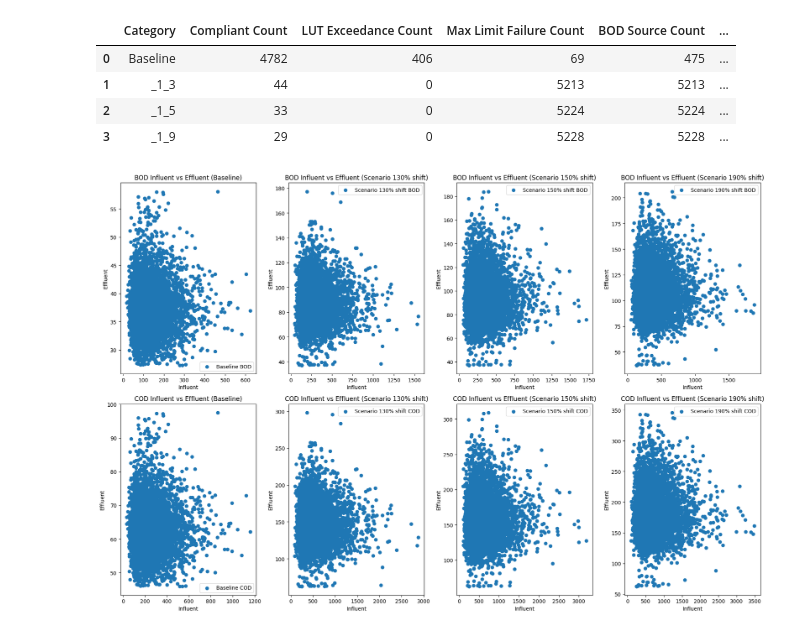
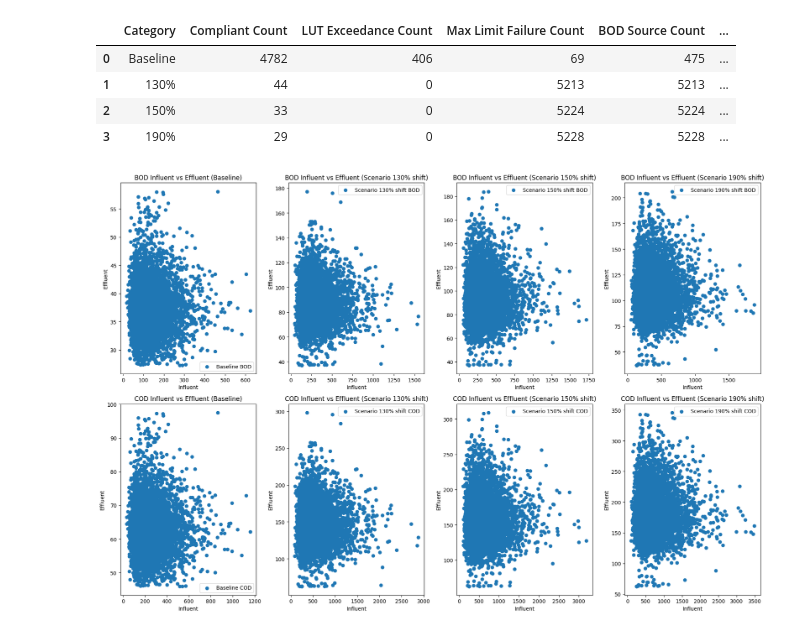
Before and after one commit to annalaino/non.linearity.code, a Jupyter notebook: process data analysis on nonlinearity.ipynb, the cells around one changed output. Cells and saved outputs as stored; diff of their text form; code cells hidden in the pictures.

```diff
--- a/process data analysis on nonlinearity.ipynb
+++ b/process data analysis on nonlinearity.ipynb
@@ -187,34 +187,34 @@ _1_5_lut_count = (results_1_5["fail_type"] == "LUT exceedance").sum()
 _1_5_max_lim = (results_1_5["fail_type"] == "Max Limit Failure").sum()
 _1_5_bod_source = (results_1_5["fail_source"] == "BOD").sum()
 _1_5_cod_source = (results_1_5["fail_source"] == "COD").sum()
 _1_5_pass_source = (results_1_5["fail_source"] == "None").sum()
 
 _1_9_compliant_count = (results_1_9["fail_type"] == "Compliant").sum()
 _1_9_lut_count = (results_1_9["fail_type"] == "LUT exceedance").sum()
 _1_9_max_lim = (results_1_9["fail_type"] == "Max Limit Failure").sum()
 _1_9_bod_source = (results_1_9["fail_source"] == "BOD").sum()
 _1_9_cod_source = (results_1_9["fail_source"] == "COD").sum()
 _1_9_pass_source = (results_1_9["fail_source"] == "None").sum()
 
 # Create a DataFrame to display the results in a table format
 data = {
-    "Category": ["Baseline", "_1_3", "_1_5", "_1_9"],
+    "Category": ["Baseline", "130%", "150%", "190%"],
     "Compliant Count": [baseline_compliant_count, _1_3_compliant_count, _1_5_compliant_count, _1_9_compliant_count],
     "LUT Exceedance Count": [baseline_lut_count, _1_3_lut_count, _1_5_lut_count, _1_9_lut_count],
     "Max Limit Failure Count": [baseline_max_lim, _1_3_max_lim, _1_5_max_lim, _1_9_max_lim],
     "BOD Source Count": [baseline_bod_source, _1_3_bod_source, _1_5_bod_source, _1_9_bod_source],
     "COD Source Count": [baseline_cod_source, _1_3_cod_source, _1_5_cod_source, _1_9_cod_source],
     "Pass Source Count": [baseline_pass_source, _1_3_pass_source, _1_5_pass_source, _1_9_pass_source]
 }
 
 # Convert the dictionary into a pandas DataFrame
 results_df = pd.DataFrame(data)
 
 # Display the DataFrame as a table
 display(results_df)
 # %% [output]
 |  | Category | Compliant Count | LUT Exceedance Count | Max Limit Failure Count | BOD Source Count | ... |
 | 0 | Baseline | 4782 | 406 | 69 | 475 | ... |
-| 1 | _1_3 | 44 | 0 | 5213 | 5213 | ... |
-| 2 | _1_5 | 33 | 0 | 5224 | 5224 | ... |
-| 3 | _1_9 | 29 | 0 | 5228 | 5228 | ... |
+| 1 | 130% | 44 | 0 | 5213 | 5213 | ... |
+| 2 | 150% | 33 | 0 | 5224 | 5224 | ... |
+| 3 | 190% | 29 | 0 | 5228 | 5228 | ... |
```
Also changed, not shown: parts of 7 cells of this notebook.
